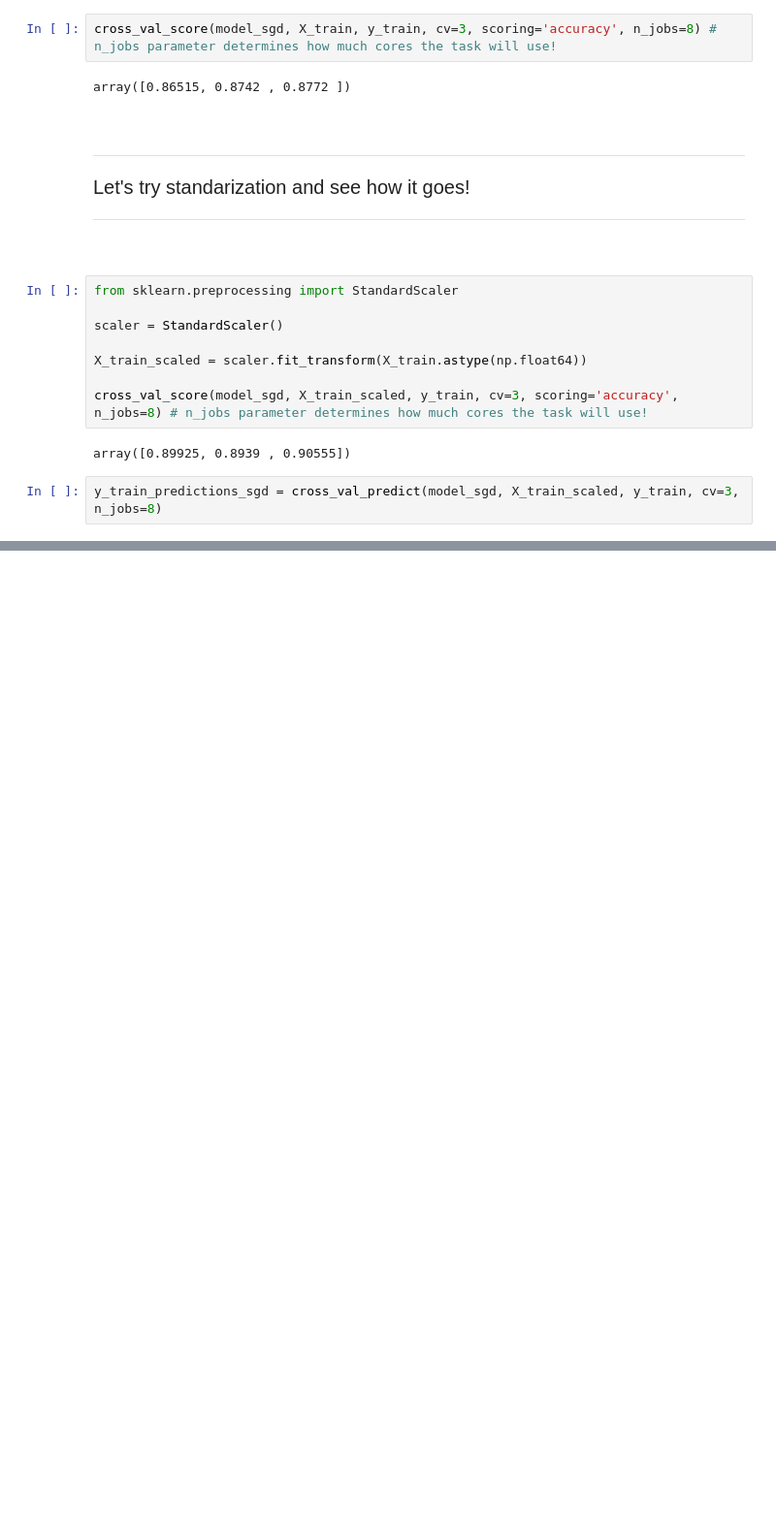
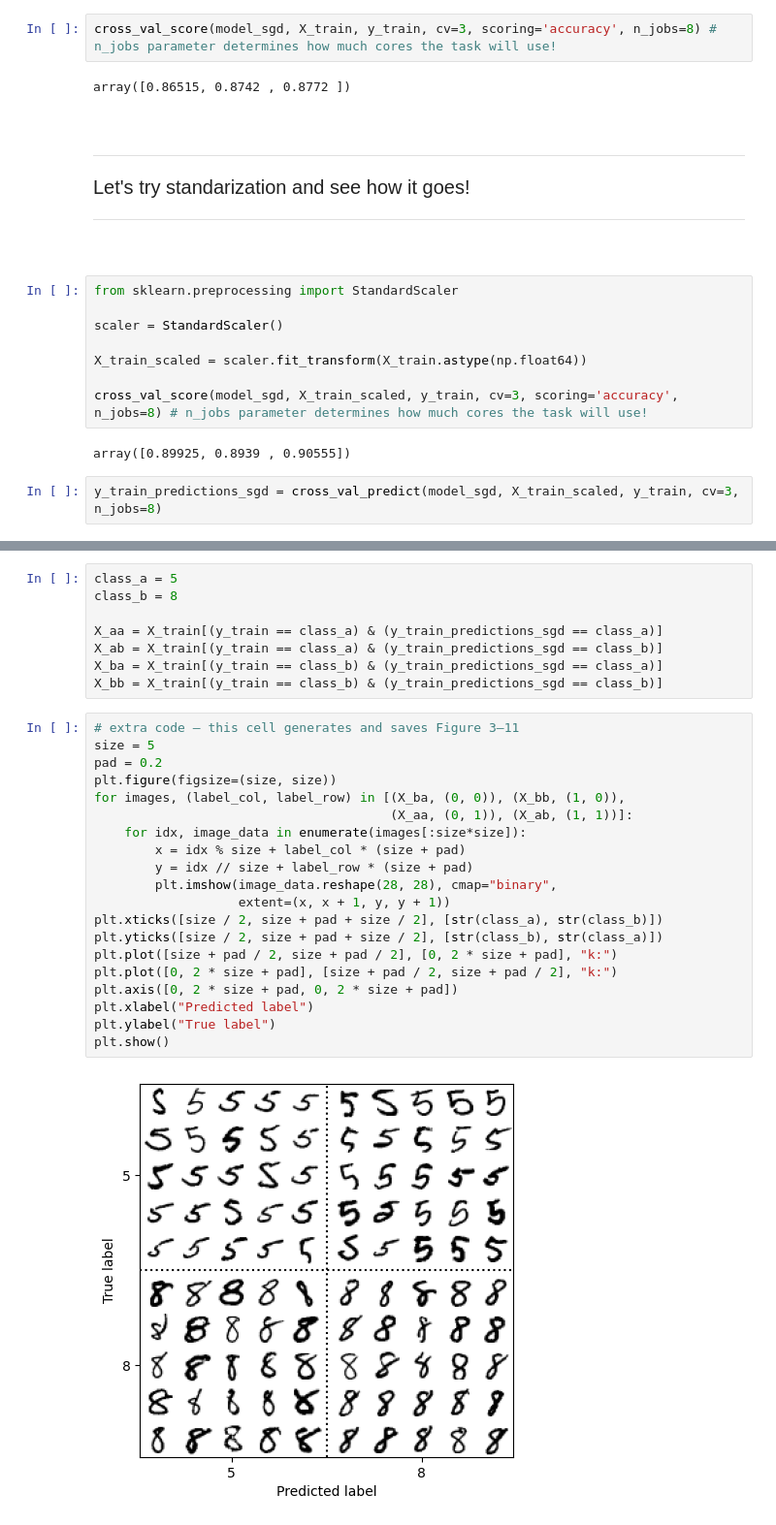
Before and after one commit to edmar-bevilaqua/data_science, a Jupyter notebook: MNIST/MNIST Classfication.ipynb, the cells around one changed output, grey strips where cells are left out. Shown: that part at 97% size. Cells and saved outputs as stored; diff of their text form; blank space fills up the shorter version.

Commit message:
update: added some cells

```diff
--- a/MNIST/MNIST Classfication.ipynb
+++ b/MNIST/MNIST Classfication.ipynb
@@ -970,0 +1052,30 @@ y_train_predictions_sgd = cross_val_predict(model_sgd, X_train_scaled, y_train,
+# %%
+class_a = 5
+class_b = 8
+
+X_aa = X_train[(y_train == class_a) & (y_train_predictions_sgd == class_a)]
+X_ab = X_train[(y_train == class_a) & (y_train_predictions_sgd == class_b)]
+X_ba = X_train[(y_train == class_b) & (y_train_predictions_sgd == class_a)]
+X_bb = X_train[(y_train == class_b) & (y_train_predictions_sgd == class_b)]
+# %%
+# extra code – this cell generates and saves Figure 3–11
+size = 5
+pad = 0.2
+plt.figure(figsize=(size, size))
+for images, (label_col, label_row) in [(X_ba, (0, 0)), (X_bb, (1, 0)),
+                                       (X_aa, (0, 1)), (X_ab, (1, 1))]:
+    for idx, image_data in enumerate(images[:size*size]):
+        x = idx % size + label_col * (size + pad)
+        y = idx // size + label_row * (size + pad)
+        plt.imshow(image_data.reshape(28, 28), cmap="binary",
+                   extent=(x, x + 1, y, y + 1))
+plt.xticks([size / 2, size + pad + size / 2], [str(class_a), str(class_b)])
+plt.yticks([size / 2, size + pad + size / 2], [str(class_b), str(class_a)])
+plt.plot([size + pad / 2, size + pad / 2], [0, 2 * size + pad], "k:")
+plt.plot([0, 2 * size + pad], [size + pad / 2, size + pad / 2], "k:")
+plt.axis([0, 2 * size + pad, 0, 2 * size + pad])
+plt.xlabel("Predicted label")
+plt.ylabel("True label")
+plt.show()
+# %% [output]
+[figure, added]
```
Also changed, not shown: parts of 8 cells of this notebook.
